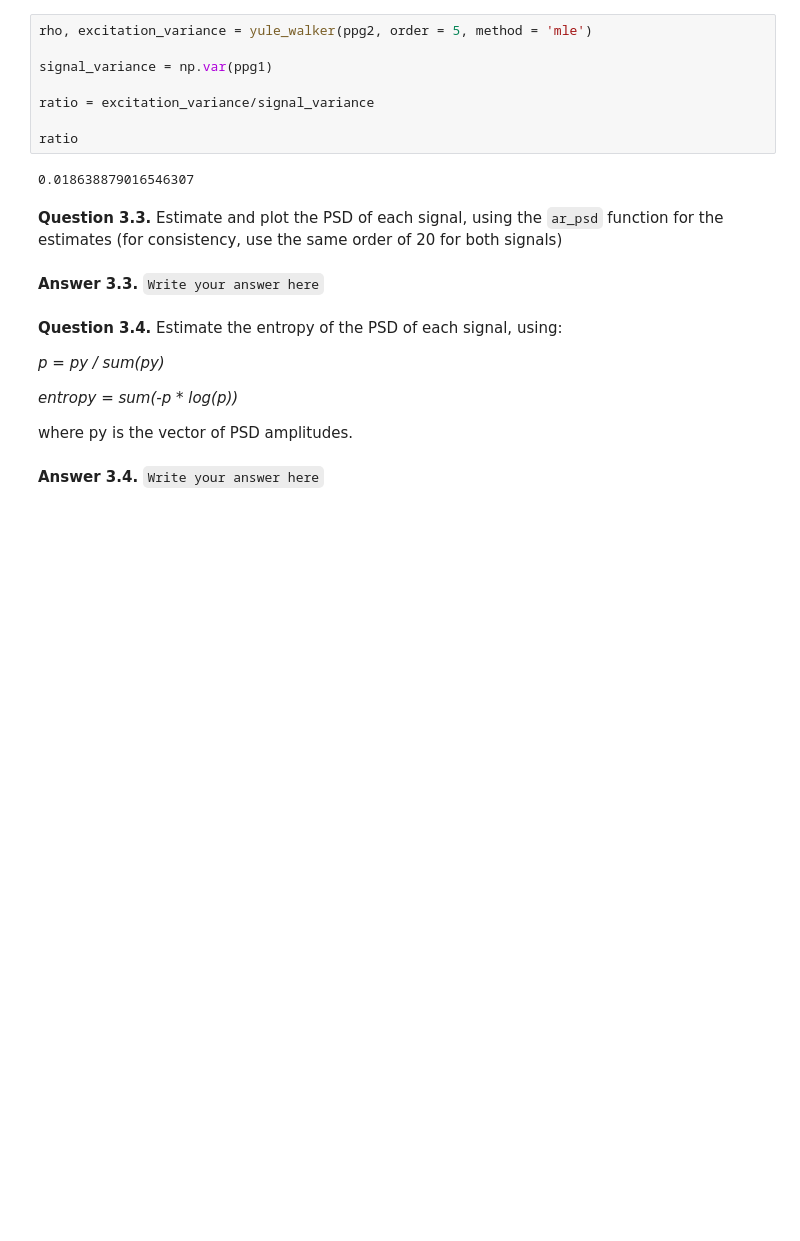
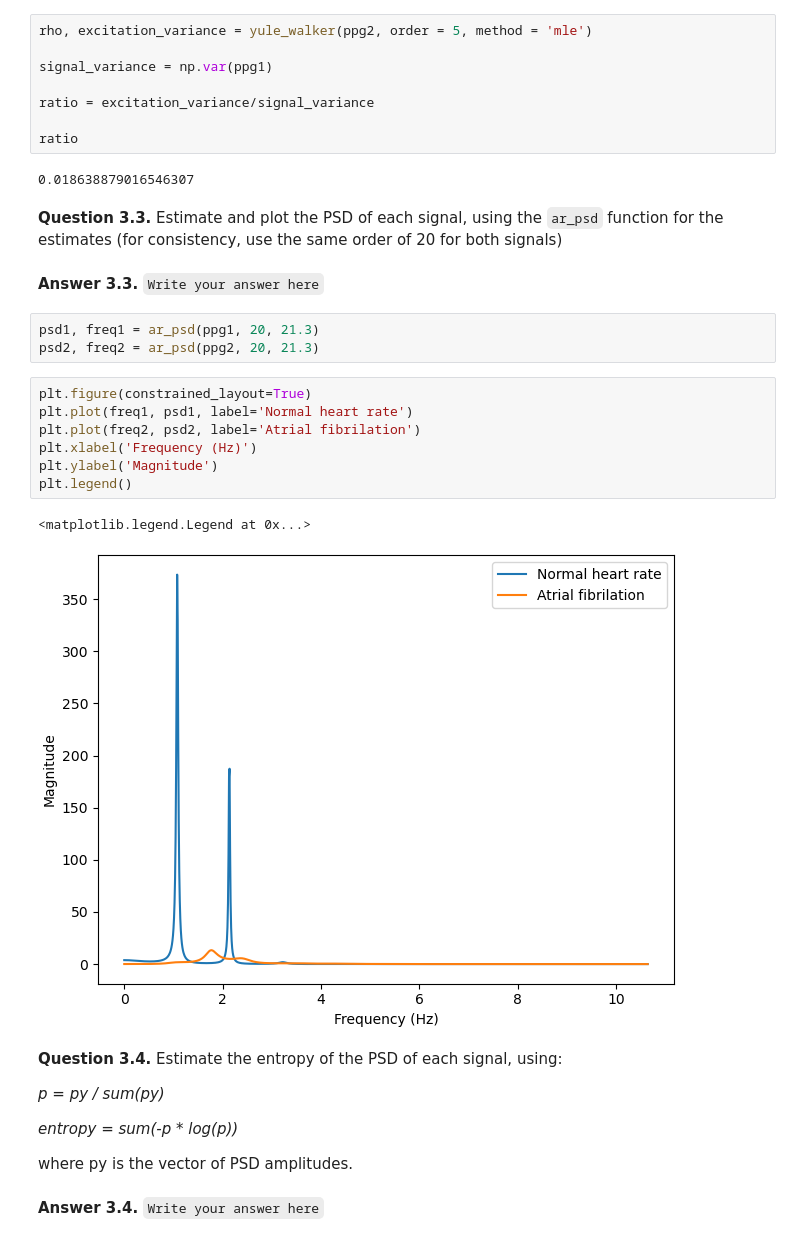
Before and after one commit to ricardo2911/labo, a Jupyter notebook: Labo_06/Lab_LinearModels2.ipynb, the cells around one changed output. Cells and saved outputs as stored; diff of their text form; blank space fills up the shorter version.

```diff
--- a/Labo_06/Lab_LinearModels2.ipynb
+++ b/Labo_06/Lab_LinearModels2.ipynb
@@ -503,6 +503,19 @@ ratio
 **Question 3.3.** Estimate and plot the PSD of each signal, using the `ar_psd` function for the estimates (for consistency, use the same order of 20 for both signals)
 # %% [markdown]
 **Answer 3.3.** `Write your answer here`
+# %%
+psd1, freq1 = ar_psd(ppg1, 20, 21.3)
+psd2, freq2 = ar_psd(ppg2, 20, 21.3)
+# %%
+plt.figure(constrained_layout=True)
+plt.plot(freq1, psd1, label='Normal heart rate')
+plt.plot(freq2, psd2, label='Atrial fibrilation')
+plt.xlabel('Frequency (Hz)')
+plt.ylabel('Magnitude')
+plt.legend()
+# %% [output]
+<matplotlib.legend.Legend at 0x...>
+[figure, added]
 # %% [markdown]
 **Question 3.4.** Estimate the entropy of the PSD of each signal, using:
 
```
Also changed, not shown: parts of 4 cells of this notebook.
